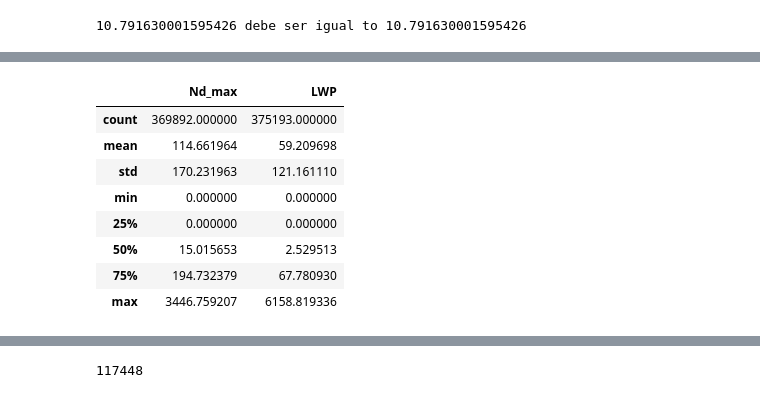
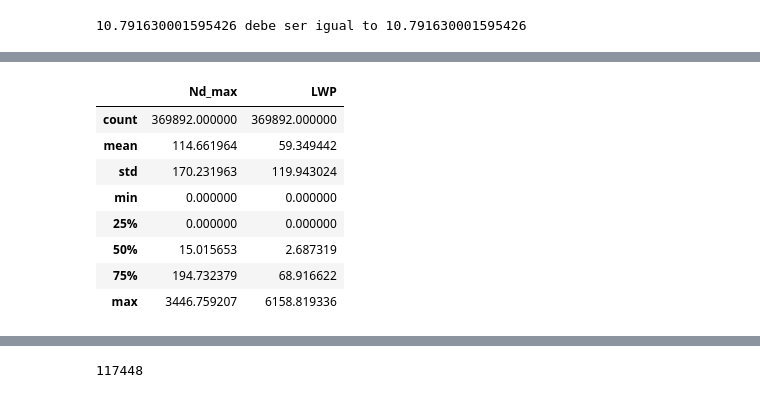
Before and after one commit to jesseniagonzalezv/ICON_RTTOV, a Jupyter notebook: code_test/Untitled.ipynb, the cells around one changed output, grey strips where cells are left out. Saved outputs shown, nothing was run; the diff lists cells and outputs as text; code cells hidden in the pictures.

```diff
--- a/code_test/Untitled.ipynb
+++ b/code_test/Untitled.ipynb
@@ -119,19 +764,20 @@ print(np.max(cdnc_2013_cm[:,i,j].values),'debe ser igual to', Nd_max[i,j])
 # %%
 import pandas as pd
 
-df_1d = pd.DataFrame({  #falta normalizar
-    "Nd_max" : Nd_max.flatten(),
-    "LWP" : ds["lwp"].values.flatten()
+df_d = pd.DataFrame({  #falta normalizar
+    "Nd_max" : (ds.Nd_max[9:,:].values).flatten(),
+    # "LWP" : ds["lwp"].values.flatten()
+    "LWP" : ds["lwp"][9:,:].values.flatten()
 
 })
-df_1d.describe()
+df_d.describe()
 # %% [output]
 |  | Nd_max | LWP |
-| count | 369892.000000 | 375193.000000 |
-| mean | 114.661964 | 59.209698 |
-| std | 170.231963 | 121.161110 |
+| count | 369892.000000 | 369892.000000 |
+| mean | 114.661964 | 59.349442 |
+| std | 170.231963 | 119.943024 |
 | min | 0.000000 | 0.000000 |
 | 25% | 0.000000 | 0.000000 |
-| 50% | 15.015653 | 2.529513 |
-| 75% | 194.732379 | 67.780930 |
+| 50% | 15.015653 | 2.687319 |
+| 75% | 194.732379 | 68.916622 |
 | max | 3446.759207 | 6158.819336 |
```
Also changed, not shown: parts of 68 cells of this notebook, 7 other files.
